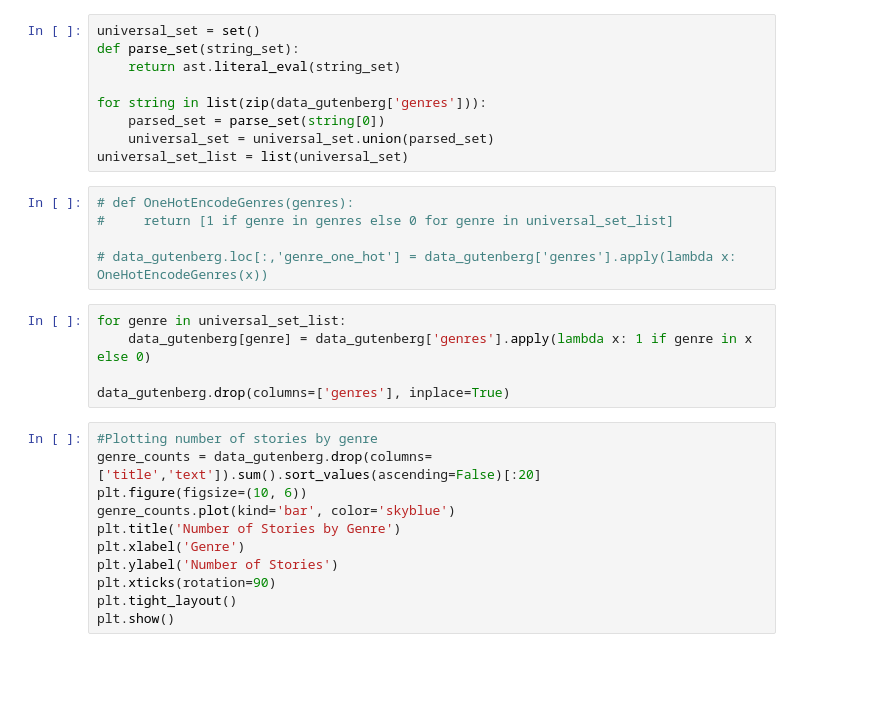
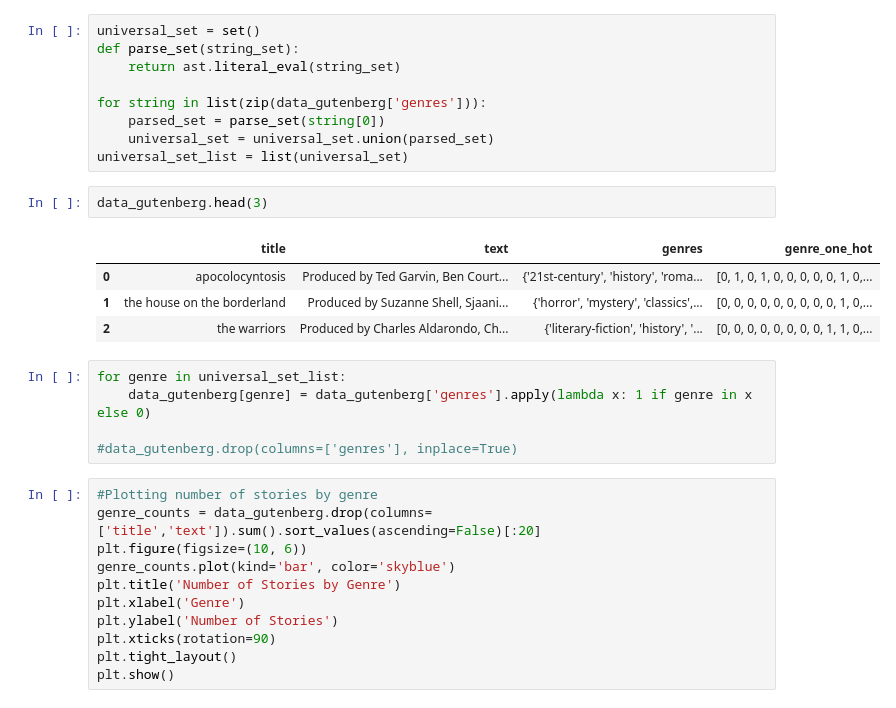
Before and after one commit to LoombaSetu/talk-BERTy-to-me, a Jupyter notebook: exploration.ipynb, the cells around one changed output. Cells and saved outputs as stored; diff of their text form; blank space fills up the shorter version.

```diff
--- a/exploration.ipynb
+++ b/exploration.ipynb
@@ -30,16 +30,18 @@ for string in list(zip(data_gutenberg['genres'])):
     parsed_set = parse_set(string[0])
     universal_set = universal_set.union(parsed_set)
 universal_set_list = list(universal_set)
-# %%
-# def OneHotEncodeGenres(genres):
-#     return [1 if genre in genres else 0 for genre in universal_set_list]
-
-# data_gutenberg.loc[:,'genre_one_hot'] = data_gutenberg['genres'].apply(lambda x: OneHotEncodeGenres(x))
+# %%
+data_gutenberg.head(3)
+# %% [output]
+|  | title | text | genres | genre_one_hot |
+| 0 | apocolocyntosis | Produced by Ted Garvin, Ben Court... | {'21st-century', 'history', 'roma... | [0, 1, 0, 1, 0, 0, 0, 0, 0, 1, 0,... |
+| 1 | the house on the borderland | Produced by Suzanne Shell, Sjaani... | {'horror', 'mystery', 'classics',... | [0, 0, 0, 0, 0, 0, 0, 0, 0, 1, 0,... |
+| 2 | the warriors | Produced by Charles Aldarondo, Ch... | {'literary-fiction', 'history', '... | [0, 0, 0, 0, 0, 0, 0, 0, 1, 1, 0,... |
 # %%
 for genre in universal_set_list:
     data_gutenberg[genre] = data_gutenberg['genres'].apply(lambda x: 1 if genre in x else 0)
 
-data_gutenberg.drop(columns=['genres'], inplace=True)
+#data_gutenberg.drop(columns=['genres'], inplace=True)
 # %%
 #Plotting number of stories by genre
 genre_counts = data_gutenberg.drop(columns=['title','text']).sum().sort_values(ascending=False)[:20]
```
Also changed, not shown: parts of 20 cells of this notebook, 9 other files.
